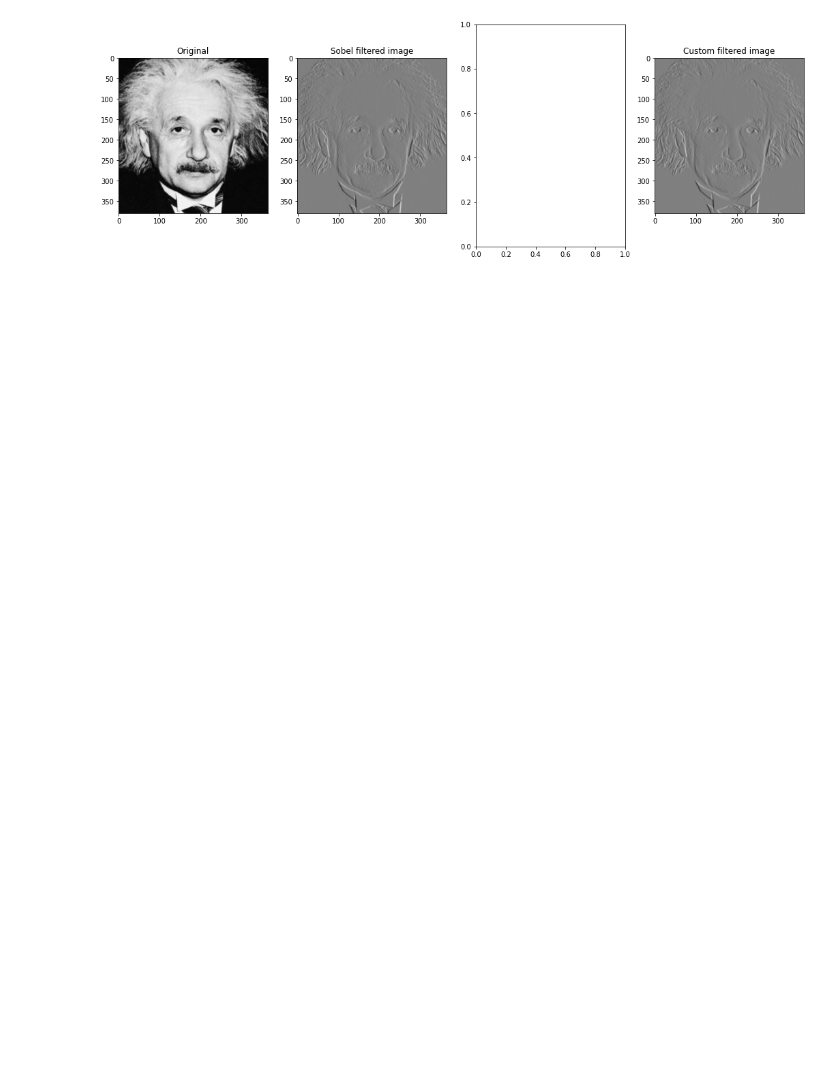
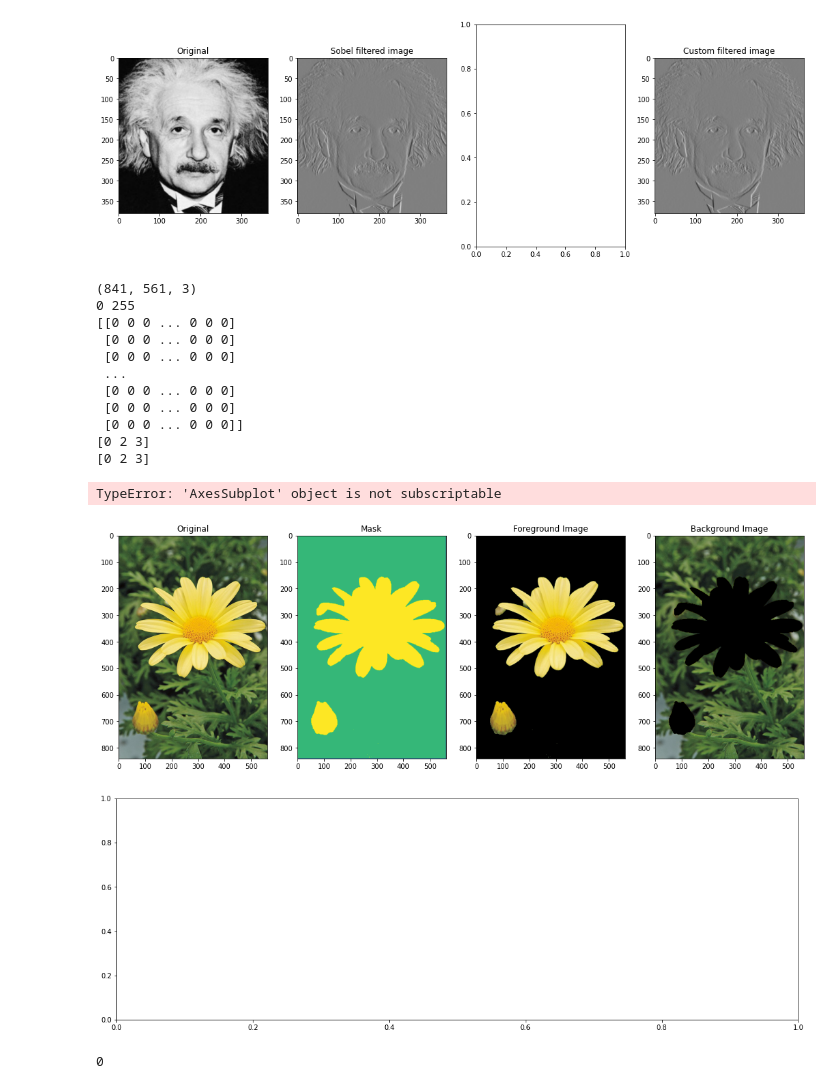
Before and after one commit to Dumindu-Bandara/en2550-fundamentals-of-image-processing-and-machine-vision, a Jupyter notebook: Assignment_1/Assignment_1.ipynb, the cells around one changed output. Cells and saved outputs as stored; diff of their text form; code cells hidden in the pictures; blank space fills up the shorter version.

Commit message:
Background Foreground Seperation Completed

```diff
--- a/Assignment_1/Assignment_1.ipynb
+++ b/Assignment_1/Assignment_1.ipynb
@@ -205,0 +242,63 @@ plt.show()
+# %%
+#Question 07
+
+img = cv.imread('images/daisy.jpg')
+assert img is not None
+
+print(img.shape)
+print(np.min(img), np.max(img))
+
+bgdModel = np.zeros((1,65),np.float64)
+fgdModel = np.zeros((1,65),np.float64)
+#rect = (50, 100, 510, 480)
+rect = (0, 0, 560, 840)
+mask = np.zeros(img.shape[:2],np.uint8)
+
+print(mask)
+
+cv.grabCut(img, mask, rect, bgdModel, fgdModel, 5, cv.GC_INIT_WITH_RECT)
+
+print(np.unique(mask))
+foreground = np.where((mask==2)|(mask==0), 0, 1).astype('uint8')
+foreground_img = img*foreground[:,:,np.newaxis]
+print(np.unique(mask))
+background = np.where((mask==3)|(mask==1), 0, 1).astype('uint8')
+background_img = img*background[:,:,np.newaxis]
+
+fig, ax = plt.subplots( 1, 4, figsize = (18, 6))
+ax[0].imshow(cv.cvtColor(img, cv.COLOR_BGR2RGB))
+ax[0].set_title('Original')
+ax[1].imshow(mask)
+ax[1].set_title('Mask')
+ax[2].imshow(cv.cvtColor(foreground_img, cv.COLOR_BGR2RGB))
+ax[2].set_title('Foreground Image')
+ax[3].imshow(cv.cvtColor(background_img, cv.COLOR_BGR2RGB))
+ax[3].set_title('Background Image')
+
+
+#Enhancing the image
+k_size = 9
+sigma  = 4
+blurred_background = cv.GaussianBlur(background_img, (k_size, k_size), sigma)
+
+#fig, ax = plt.subplots(1, 1, figsize=(18,6))
+#ax[0].imshow(cv.cvtColor(blurred_background, cv.COLOR_BGR2RGB))
+# %% [output]
+(841, 561, 3)
+0 255
+[[0 0 0 ... 0 0 0]
+ [0 0 0 ... 0 0 0]
+ [0 0 0 ... 0 0 0]
+ ...
+ [0 0 0 ... 0 0 0]
+ [0 0 0 ... 0 0 0]
+ [0 0 0 ... 0 0 0]]
+[0 2 3]
+[0 2 3]
+TypeError: 'AxesSubplot' object is not subscriptable
+[figure, added]
+[figure, added]
+# %%
+round(0/4)
+# %% [output]
+0
```
Also changed, not shown: parts of 4 cells of this notebook.
